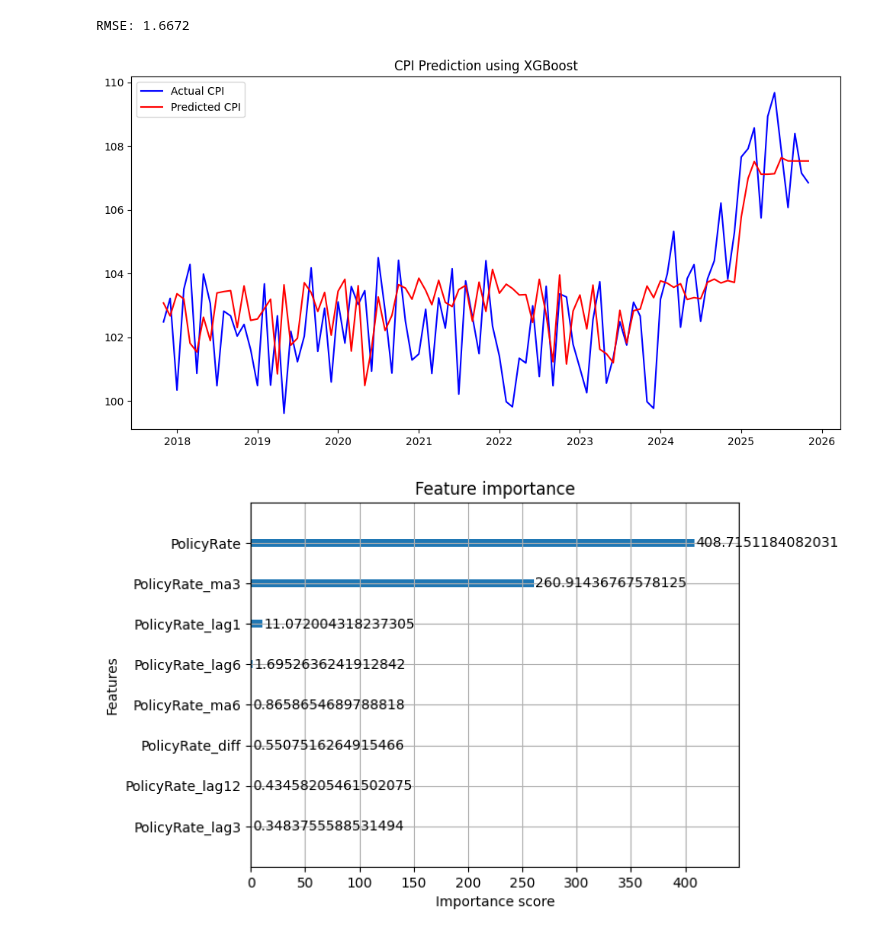
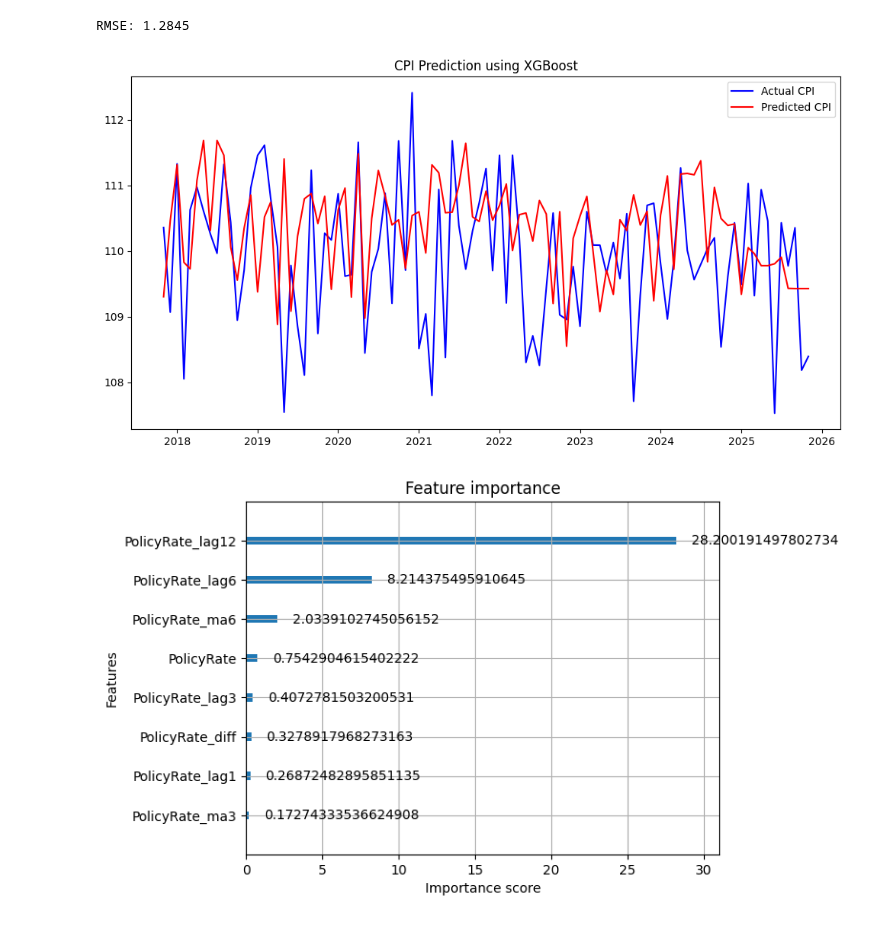
Before and after one commit to yk-3141/InflationForecast_ML_XGBoost_Scenarios, a Jupyter notebook: 物価予測.ipynb, the cells around one changed output. Saved outputs shown, nothing was run; the diff lists cells and outputs as text; code cells hidden in the pictures.

```diff
--- a/物価予測.ipynb
+++ b/物価予測.ipynb
@@ -106,7 +99,7 @@ import numpy as np
 df_combined = df_policy_rate.reset_index()
 
 # ダミーのCPI列を追加（ここでは PolicyRate をベースにした簡単な変換を使用）
-df_combined['CPI'] = df_combined['PolicyRate'] * 10 + 100 + np.random.rand(len(df_combined)) * 5
+df_combined['CPI'] = 110 - (df_combined['PolicyRate_lag12'] * 2.0) + np.random.normal(0, 1, len(df_combined))
 
 if '無担保コールレート・Ｏ／Ｎ　月平均／金利' in df_combined.columns:
     df_combined = df_combined.drop(columns=['無担保コールレート・Ｏ／Ｎ　月平均／金利'])
@@ -131,36 +124,36 @@ model = xgb.XGBRegressor(
     n_estimators=1000,
     learning_rate=0.03,
     max_depth=6,
     subsample=0.9,
     colsample_bytree=0.9,
     random_state=42
 )
 
 # 学習
 model.fit(X_train, y_train)
 
 # 予測
 y_pred = model.predict(X_test)
 
 # 評価
 rmse = np.sqrt(mean_squared_error(y_test, y_pred))
 print(f"RMSE: {rmse:.4f}")
 
 # 予測 vs 実測の可視化
 plt.figure(figsize=(12,6))
 plt.plot(df['Date'].iloc[-len(y_test):], y_test, label='Actual CPI', color='blue')
 plt.plot(df['Date'].iloc[-len(y_test):], y_pred, label='Predicted CPI', color='red')
 plt.title('CPI Prediction using XGBoost')
 plt.legend()
 plt.show()
 
 #  特徴量重要度
 xgb.plot_importance(model, importance_type='gain', max_num_features=10)
 plt.show()
 # %% [output]
-RMSE: 1.6672
+RMSE: 1.2845
-[figure, old version]
+[figure, new version]
-[figure, old version]
+[figure, new version]
 # %%
 !pip install optuna
 import optuna
```
Also changed, not shown: parts of 11 cells of this notebook.
